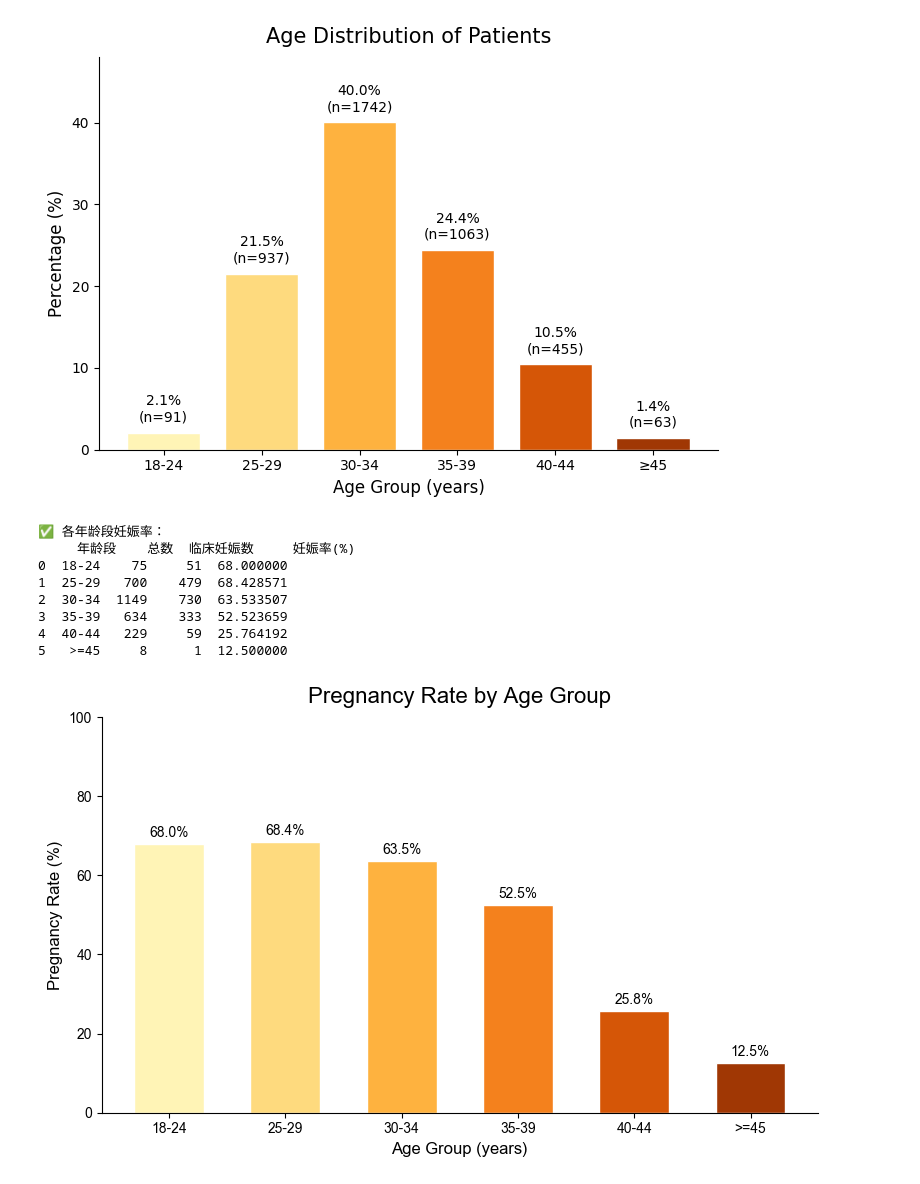
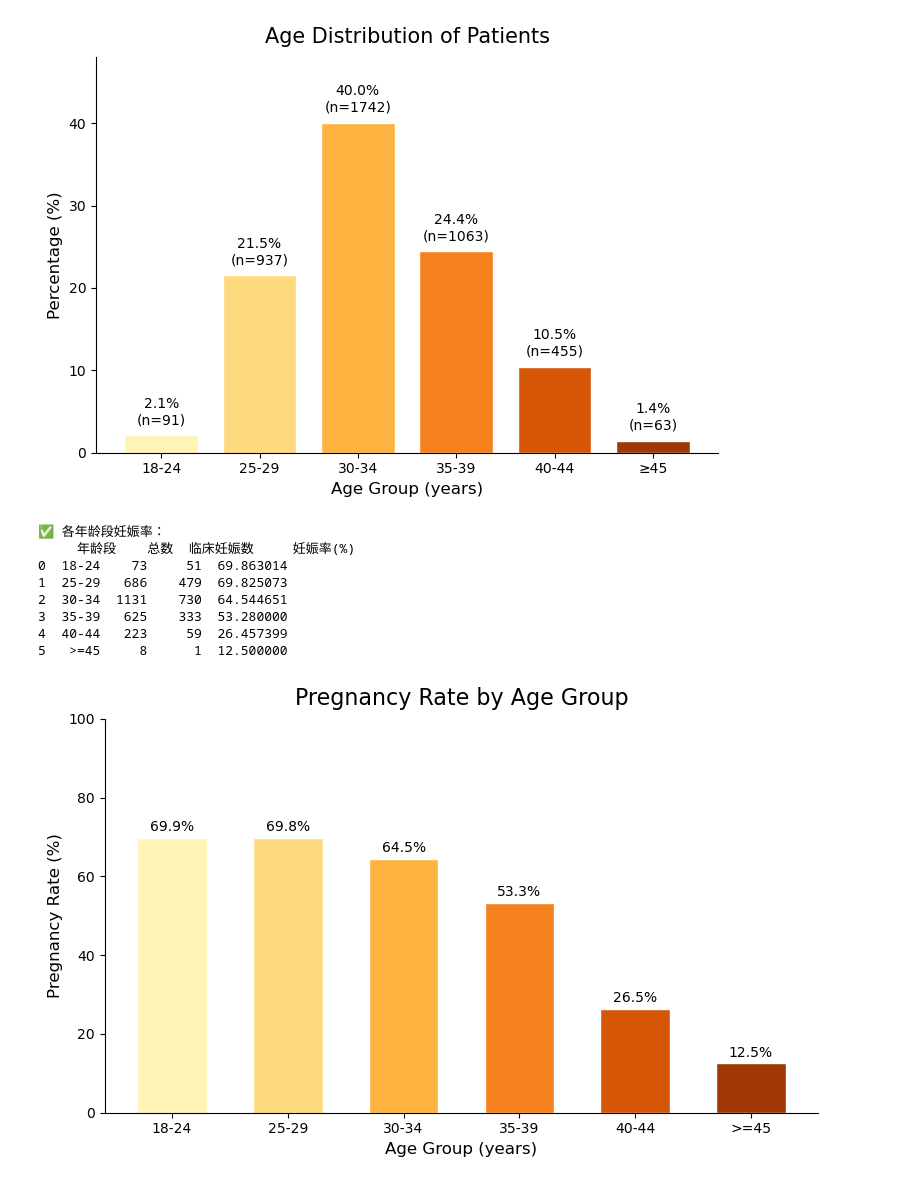
Before and after one commit to xdliulab-westlake/iEmbryo, a Jupyter notebook: prediction/code/visualization.ipynb, the cells around one changed output. Saved outputs shown, nothing was run; the diff lists cells and outputs as text; code cells hidden in the pictures.

```diff
--- a/prediction/code/visualization.ipynb
+++ b/prediction/code/visualization.ipynb
@@ -18,14 +18,15 @@ data = {
     "DenseNet121_mean": [0.8930, 0.9074, 0.8930, 0.8962, 0.9280],
     "DenseNet121_std":  [0.0220, 0.0098, 0.0220, 0.0195, 0.0053],
     "DenseNet169_mean": [0.9182, 0.9178, 0.9182, 0.9170, 0.9174],
-    "DenseNet169_std":  [0.0033, 0.0031, 0.0033, 0.0044, 0.0148]
-
+    "DenseNet169_std":  [0.0033, 0.0031, 0.0033, 0.0044, 0.0148],
+    "DenseNet201_mean": [0.9077, 0.9137, 0.9210, 0.9092, 0.9358],
+    "DenseNet201_std":  [0.0151, 0.0079, 0.0151, 0.0133, 0.0038]
 }
 df = pd.DataFrame(data)
 
 # 固定顺序
 metric_order = ["Accuracy", "Precision", "Recall", "F1", "AUC"]
-model_order  = ["VGG16", "inceptionv3", "ResNet50", "ResNet152", "DenseNet121", "DenseNet169"]
+model_order  = ["VGG16", "inceptionv3", "ResNet50", "ResNet152", "DenseNet121", "DenseNet169", "DenseNet201"]
 
 # 取指定顺序的数据表
 df = df.set_index("Metric").loc[metric_order]
@@ -115,7 +116,8 @@ df_filtered = df_selected[
     (df_selected["胎儿数"] == df_selected["移植数"])
 ].copy()
 
+df_filtered = df_filtered.dropna(subset=["妊娠结局"]).copy()
 # === 输出结果 ===
 print(df_filtered.shape)
-print(df_filtered.head())
+print(df_filtered.head)
 # %% [output]
@@ -239,7 +254,7 @@ for patch, n in zip(ax.patches, counts):
     y = patch.get_height()                        # 柱子高度（=妊娠率）
     y_label = min(y + 2, 98)                      # 往上抬一点，且不超出顶部
     ax.text(x, y_label, n, ha="center", va="bottom",
-            fontsize=10, color="black", weight="semibold")
+            fontsize=10, color="black")
 # --- Style ---
 ax.tick_params(axis="x", rotation=45)
 sns.despine()
@@ -433,7 +544,6 @@ from matplotlib.colors import LinearSegmentedColormap
 # 1️⃣ 数据准备
 # ==============================
 df_filtered["年龄"] = pd.to_numeric(df_filtered["年龄"], errors="coerce")
-df_filtered["妊娠结局"] = df_filtered["妊娠结局"].astype(str)
 
 # 年龄区间
 bins = [18, 25, 30, 35, 40, 45, 100]
@@ -464,40 +574,40 @@ colors = sns.color_palette("YlOrBr", n_colors=len(age_stats))  # 黄色到橙棕
 # ==============================
 # 3️⃣ 绘图
 # ==============================
 plt.figure(figsize=(8, 5))
 
 bars = plt.bar(
     age_stats["年龄段"],
     age_stats["妊娠率(%)"],
     color=colors,
     edgecolor="white",
     width=0.6
 )
 
 # ==============================
 # 4️⃣ 美化
 # ==============================
-plt.title("Pregnancy Rate by Age Group", fontsize=16, weight="bold", pad=10)
-plt.xlabel("Age Group (years)", fontsize=12, weight="bold")
-plt.ylabel("Pregnancy Rate (%)", fontsize=12, weight="bold")
+plt.title("Pregnancy Rate by Age Group", fontsize=16, pad=10)
+plt.xlabel("Age Group (years)", fontsize=12)
+plt.ylabel("Pregnancy Rate (%)", fontsize=12)
 plt.ylim(0, 100)
 
 # 添加柱顶数值
 for i, row in age_stats.iterrows():
     plt.text(i, row["妊娠率(%)"] + 1, f"{row['妊娠率(%)']:.1f}%",
-             ha='center', va='bottom', fontsize=10, weight="semibold")
+             ha='center', va='bottom', fontsize=10)
 
 # 优化外观
 sns.despine()
 plt.tight_layout()
 plt.show()
 # %% [output]
 ✅ 各年龄段妊娠率：
      年龄段    总数  临床妊娠数     妊娠率(%)
-0  18-24    75     51  68.000000
-1  25-29   700    479  68.428571
-2  30-34  1149    730  63.533507
-3  35-39   634    333  52.523659
-4  40-44   229     59  25.764192
+0  18-24    73     51  69.863014
+1  25-29   686    479  69.825073
+2  30-34  1131    730  64.544651
+3  35-39   625    333  53.280000
+4  40-44   223     59  26.457399
 5   >=45     8      1  12.500000
-[figure, old version]
+[figure, new version]
```
Also changed, not shown: parts of 7 cells of this notebook, 6 other files.
